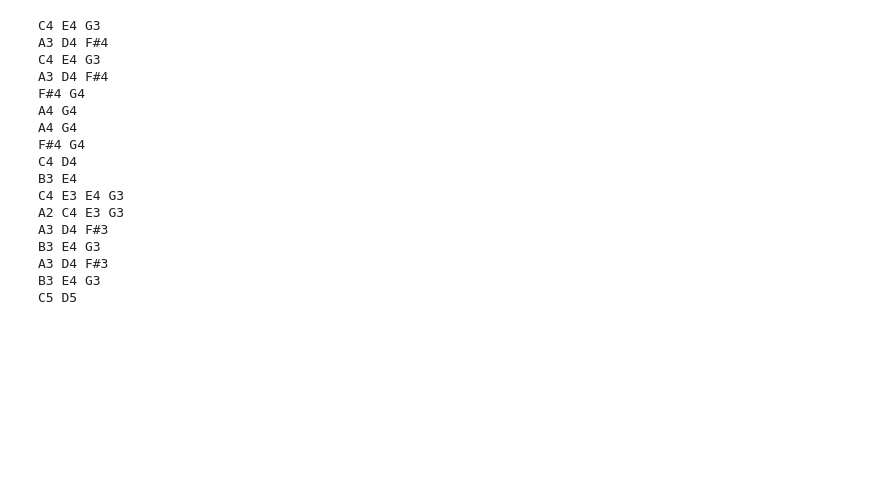
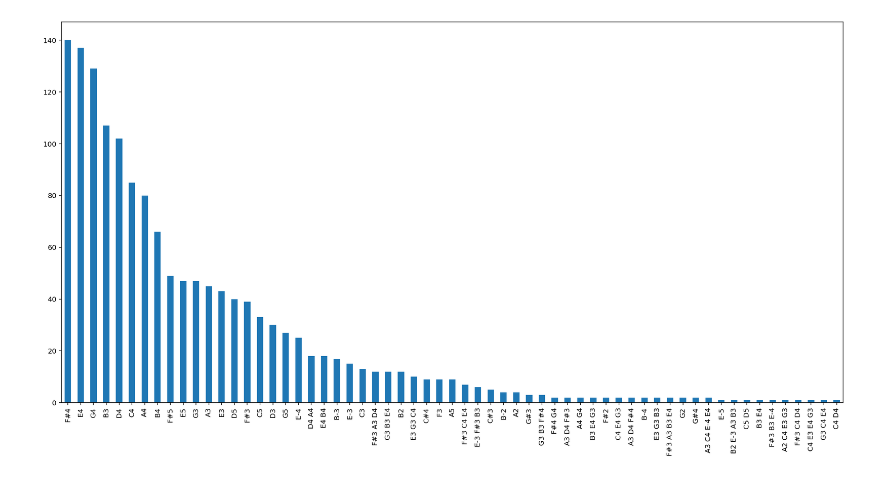
Before and after one commit to adityathakkar/deepguitar, a Jupyter notebook: preproccessing.ipynb, the cells around one changed output. Saved outputs shown, nothing was run; the diff lists cells and outputs as text; code cells hidden in the pictures; blank space fills up the shorter version.

```diff
--- a/preproccessing.ipynb
+++ b/preproccessing.ipynb
@@ -12,8 +15,11 @@ import math
 import fractions
 import decimal
 import re
+import seaborn as sns
 
 from music21 import converter, corpus, instrument, midi, note, chord, pitch, musicxml
+
+plt.rcParams["figure.figsize"] = (20,10)
 # %%
 # Base function that opens the midi file
 def open_midi(path):
@@ -143,44 +146,47 @@ del note_fin
+# %%
+# Generate frequency plot of the notes in the song
+note_names = [inv_tbl[notes[i]] for i in range(len(notes))]
+pd.Series(note_names).value_counts().plot(kind='bar')
+del note_names
+# %% [output]
+[figure, added]
 # %%
 # Final sequences to be ingested by the LSTM
 
 note_seq = []
 dur_seq = []
+off_seq = []
 
-accum = 0
+tbl_max = max(inv_tbl.keys())
+i = 0
 
-for i in range(len(notes)-1):
-    if (off[i+1] == off[i]):
+while (i < len(notes)):
+
+    # if the start points of the notes are the same
+    # merge them into a new chord
+
+    off_seq.append(off[i])
+
+    if (i != len(notes)-1) and (off[i+1] == off[i]):
         new_dur = max(dur[i], dur[i+1])
         new_note = inv_tbl[notes[i]] + " " + inv_tbl[notes[i+1]]
         chord_name = new_note.split()
         chord_name.sort()
         new_note = ' '.join(chord_name)
 
+        # Update the note tables with our new concantonated chord
+        if (new_note not in tbl):
+            tbl[new_note] = tbl_max
+            inv_tbl[tbl_max] = new_note
+            tbl_max += 1
 
-#     if (accum == off[i]):
-#         note_seq.append(notes[i])
-#         dur_seq.append(dur[i])
-#     else:
-#         note_seq.append(0)
-#         dur_seq.append(off[i] - accum)
-#         accum += off[i] - accum
+        note_seq.append(tbl[new_note])
+        dur_seq.append(new_dur)
+        i += 2
 
-# print(dur_seq)
+    else:
+        note_seq.append(notes[i])
+        dur_seq.append(dur[i])
+        i += 1
+
+del i
-# %% [output]
-C4 E4 G3
-A3 D4 F#4
-C4 E4 G3
-A3 D4 F#4
-F#4 G4
-A4 G4
-A4 G4
-F#4 G4
-C4 D4
-B3 E4
-C4 E3 E4 G3
-A2 C4 E3 G3
-A3 D4 F#3
-B3 E4 G3
-A3 D4 F#3
-B3 E4 G3
-C5 D5
```
Also changed, not shown: parts of 10 cells of this notebook.
